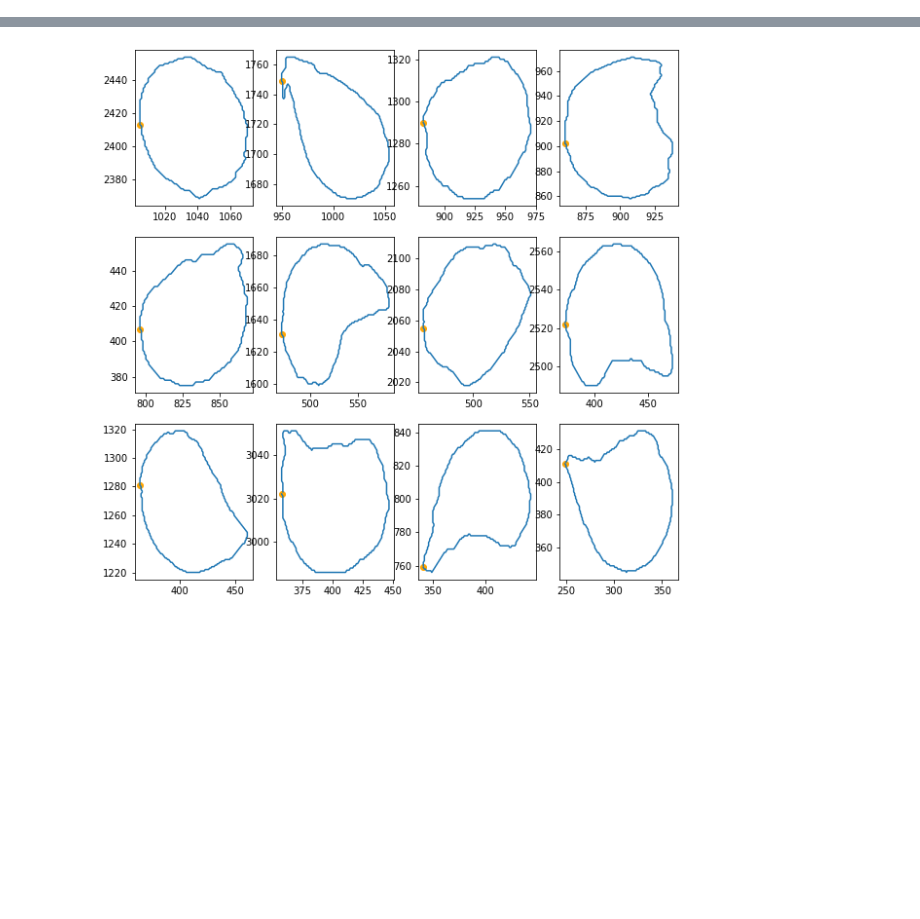
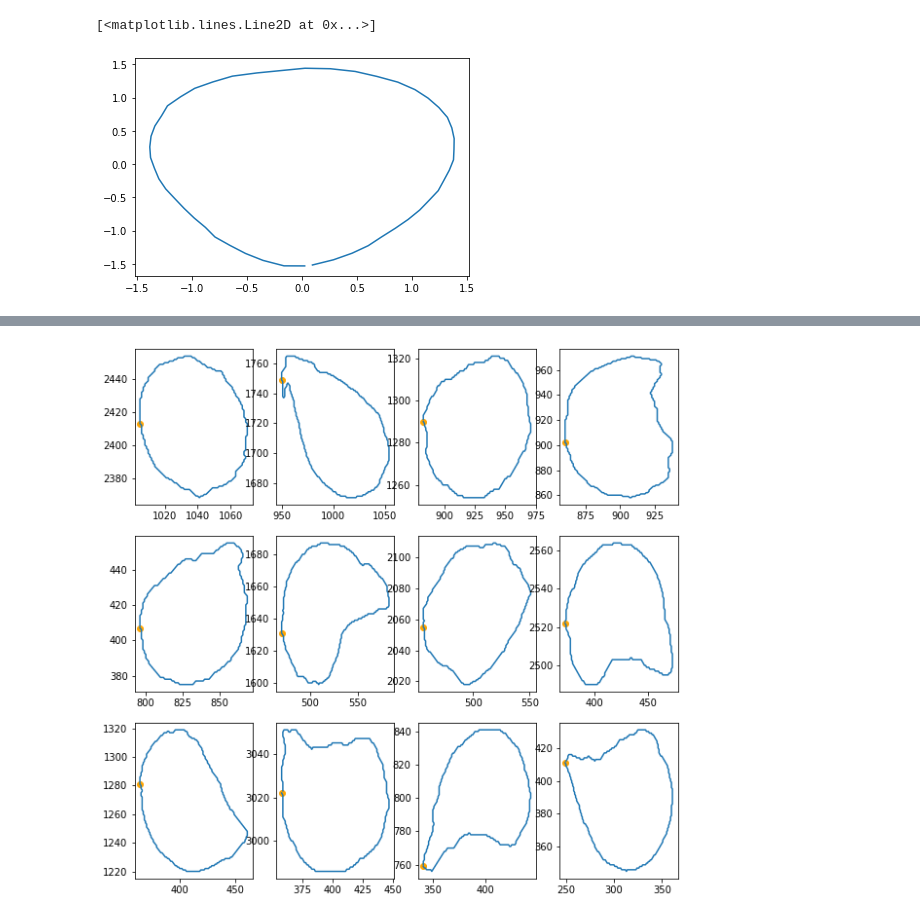
Before and after one commit to TankredO/seed_detector, a Jupyter notebook: tests.ipynb, the cells around one changed output, grey strips where cells are left out. Cells and saved outputs as stored; diff of their text form; code cells hidden in the pictures; blank space fills up the shorter version.

```diff
--- a/tests.ipynb
+++ b/tests.ipynb
@@ -13,3 +93,8 @@ from seed_detector.tools import resample_polygon, polygon_area, get_contours as
+# %%
+plt.plot(pca.inverse_transform(r).mean(0).reshape(-1,2)[:, 1], pca.inverse_transform(r).mean(0).reshape(-1,2)[:, 0])
+# %% [output]
+[<matplotlib.lines.Line2D at 0x...>]
+[figure, added]
 # %%
 image_path = Path('./test2/Scannen0001/extractions/Scannen0001_bbox0.png')
 mask_path = Path('./test2/Scannen0001/masks/Scannen0001_mask0.png')
```
Also changed, not shown: parts of 7 cells of this notebook, 1 other file.
